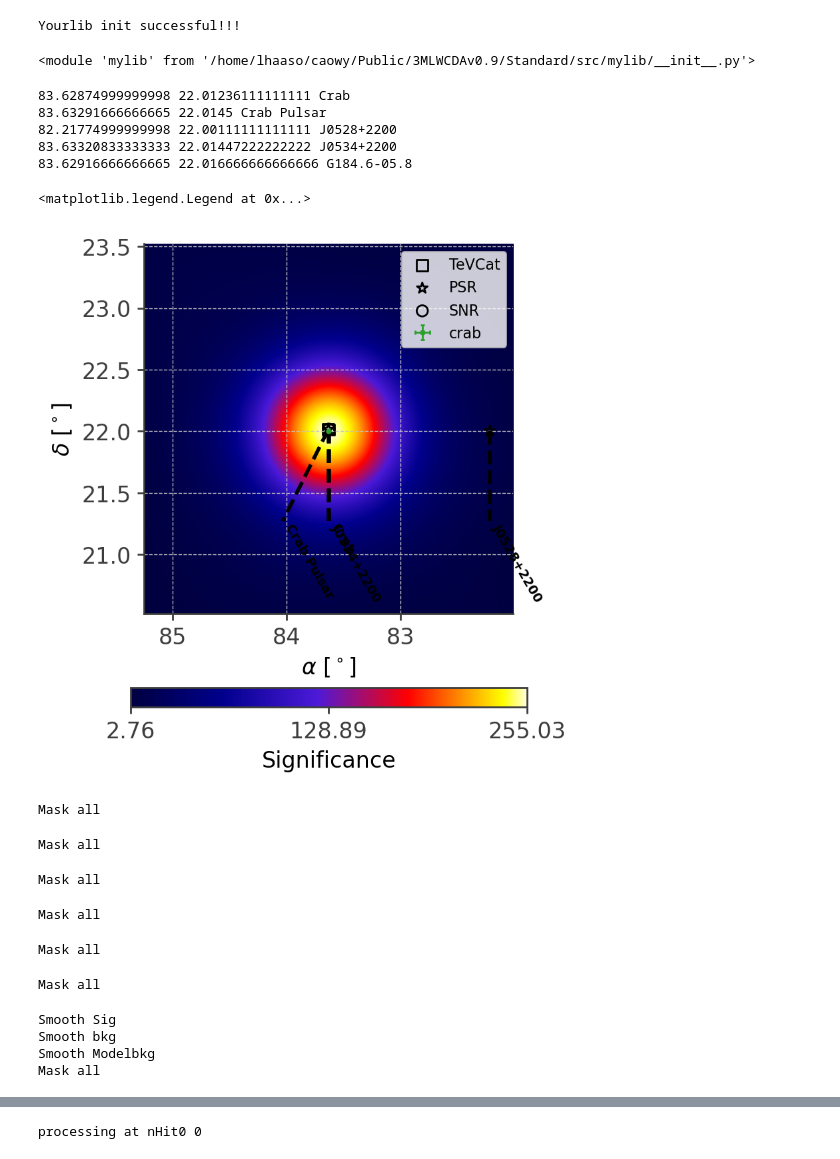
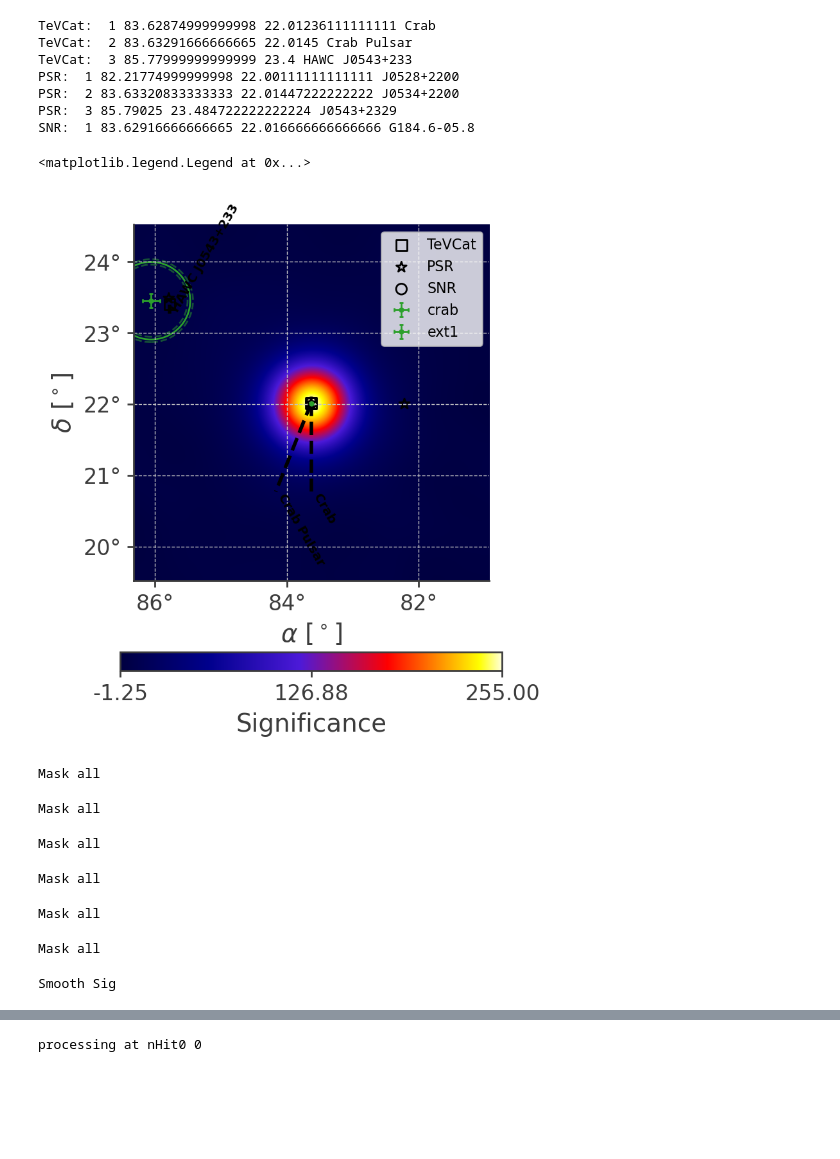
Before and after one commit to xiahouwenyu/3MLWCDA0.91, a Jupyter notebook: Standard/src/3MLnew_Crab.ipynb, the cells around one changed output, grey strips where cells are left out. Drawn from its saved outputs; the diff is of its cells as text; code cells hidden in the pictures; blank space fills up the shorter version.

```diff
--- a/Standard/src/3MLnew_Crab.ipynb
+++ b/Standard/src/3MLnew_Crab.ipynb
@@ -61,11 +61,11 @@ reload(my)
 # %%
 #####   Data Initialize
 
-# maptree = "../../data/gcd_new.root"
-# response = "../../data/WCDA_DR_psf.root"
+maptree = "../../data/gcd_new.root"
+response = "../../data/WCDA_DR_psf.root"
 
-maptree = "../../data/20210305_20230731_ihep_goodlist.root"
-response = "../../data/DR_ihep_MK2.root"
+# maptree = "../../data/20210305_20230731_ihep_goodlist.root"
+# response = "../../data/DR_ihep_MK2.root"
 
 region_name="Crab"
 if not os.path.exists(f'../res/{region_name}/'):
@@ -105,16 +105,20 @@ Deprecated in NumPy 1.20; for more details and guidance: https://numpy.org/devdo
 ... (16 outputs left out)
 # %%
-Modelname="1pt"  # Name your model now to facilitate the creation of record folders by the program.
+Modelname="1pt+1gaus"  # Name your model now to facilitate the creation of record folders by the program.
 if not os.path.exists(f'../res/{region_name}/{Modelname}/'):
     os.system(f'mkdir ../res/{region_name}/{Modelname}/')
 
 
 #Without extended parameter settings, it's a point source. When you set the corresponding extension, it becomes the respective source.
-crab = my.setsorce("crab",ra1,dec1, fitrange=0.5,
-                indexb=(-10,-1),pf=True, kb=(1e-14, 1e-8),
+crab = my.setsorce("crab",ra1,dec1, fitrange=1,
+                indexb=(-10,-1), kb=(1e-14, 1e-8),
                 )
 
-lm = Model(crab) #,Diffuse , pt1, pt2, pt3
+ext1 = my.setsorce("ext1",85.5,23.5, fitrange=1.5, sigma=0.5, sb=(0,5),
+                indexb=(-10,1), kb=(1e-15, 1e-8)
+                )
+
+lm = Model(crab, ext1)
 
 with open(f'../res/{region_name}/{Modelname}/Model_init.txt', 'w') as f:
     for key, value in lm.parameters.items():
@@ -200,40 +235,41 @@ TSresults
-# %%
-reload(my)
-# %% [output]
-Yourlib init successful!!!
-<module 'mylib' from '/home/lhaaso/caowy/Public/3MLWCDAv0.9/Standard/src/mylib/__init__.py'>
 # %%
 %matplotlib inline
 sources = my.get_sources(lm,result)
 
 map2, skymapHeader = hp.read_map("../../data/signif_20210305_20230731_ihep_goodlist_nHit006_0.29.fits.gz.fits.gz",h=True)
 map2 = hp.ma(map2)
-fig = my.drawmap(region_name, Modelname, sources, map2, ra1, dec1, rad=3, contours=[1000],save=True)
+fig = my.drawmap(region_name, Modelname, sources, map2, ra1, dec1, rad=5, contours=[1000],save=True)
 # radx= 10; rady = 10
 # ymax = dec1+rady/2
 # ymin = dec1-rady/2
 # xmin = ra1-radx/2
 # xmax = ra1+radx/2
 # my.Drawcat(xmin,xmax,ymin,ymax,"4FGL","^","black",60,label="4FGL",textlabel=True)
 # my.Drawcat(xmin,xmax,ymin,ymax,"QSO",">","black",60,label="QSO",textlabel=True)
 # my.Drawcat(xmin,xmax,ymin,ymax,"Simbad",".","black",90,fontsize=3,label="AGN",stype="AGN",textlabel=False)
 # There are many catalog, you can find it in my souce code.
 plt.legend()
 # %% [output]
-83.62874999999998 22.01236111111111 Crab
-83.63291666666665 22.0145 Crab Pulsar
-82.21774999999998 22.00111111111111 J0528+2200
-83.63320833333333 22.01447222222222 J0534+2200
-83.62916666666665 22.016666666666666 G184.6-05.8
+TeVCat:  1 83.62874999999998 22.01236111111111 Crab
+TeVCat:  2 83.63291666666665 22.0145 Crab Pulsar
+TeVCat:  3 85.77999999999999 23.4 HAWC J0543+233
+PSR:  1 82.21774999999998 22.00111111111111 J0528+2200
+PSR:  2 83.63320833333333 22.01447222222222 J0534+2200
+PSR:  3 85.79025 23.484722222222224 J0543+2329
+SNR:  1 83.62916666666665 22.016666666666666 G184.6-05.8
 <matplotlib.legend.Legend at 0x...>
-[figure, old version]
+[figure, new version]
 # %%
 #About 5 min
 smoothsigma=[0.4123, 0.3111, 0.2476, 0.2064, 0.1633, 0.1379, 0.2896, 0.2594, 0.2152, 0.189, 0.1561, 0.14]#The first six bins are normal, and the following ones are merged bins, representing the total (merged), without the first bin, and without the first two bins, respectively.
-maps = my.getmap(WCDA,roi,"Crab",modelindex=[1,0], # modelindex: pt and ext number
+maps = my.getmap(WCDA,roi,"Crab",
+                 modelindex=[1,1], # modelindex: pt and ext number
+               # pta=[0], exta=[0],
                 #    stack=[1.000927,1.000286,1.002131,1.005977,1.002093,1.004078],
                    stack=[0, 0, 1.002131,1.005977,1.002093,1.004078], #Combine bins with nhit >= 200 based on signal-to-noise ratio.
+                  #  stack=[0, 1.002131,1.005977,1.002093,1.004078],
                    smoothsigma=smoothsigma
+                   #, binc=["1","2","3","4","5"]
                    )
 smapall = my.smoothmap(maps[-1], smooth_sigma=0.2896)
 # %% [output]
@@ -244,6 +280,3 @@ Mask all
 Mask all
 Mask all
 Smooth Sig
-Smooth bkg
-Smooth Modelbkg
-Mask all
```
Also changed, not shown: parts of 10 cells of this notebook, 30 other files.
